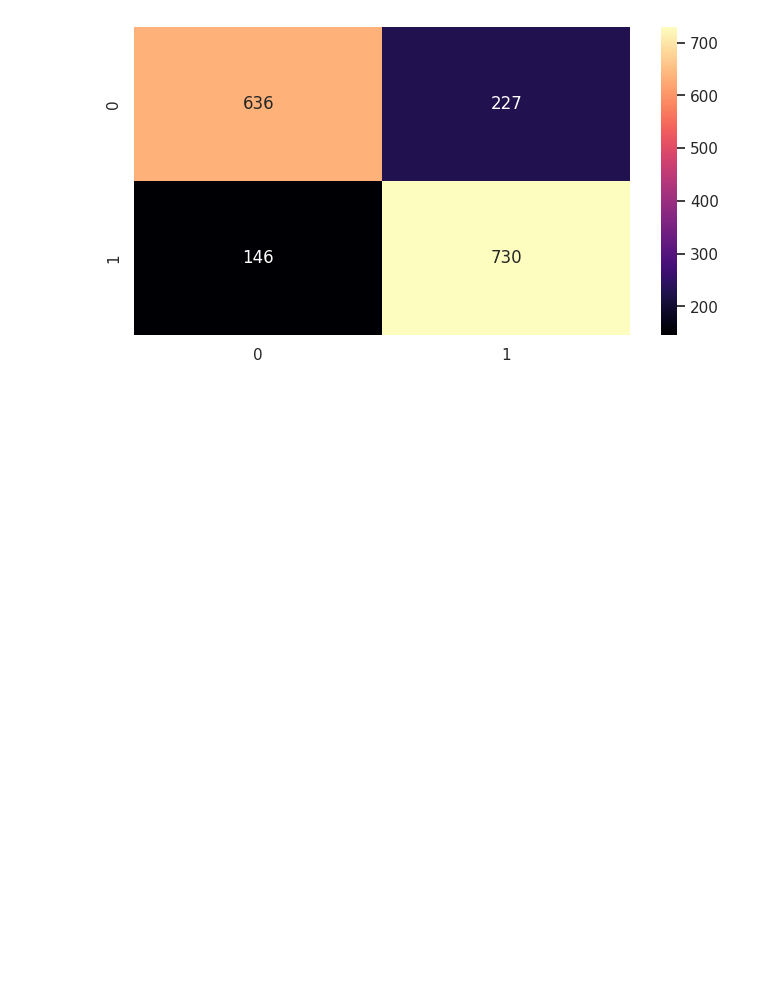
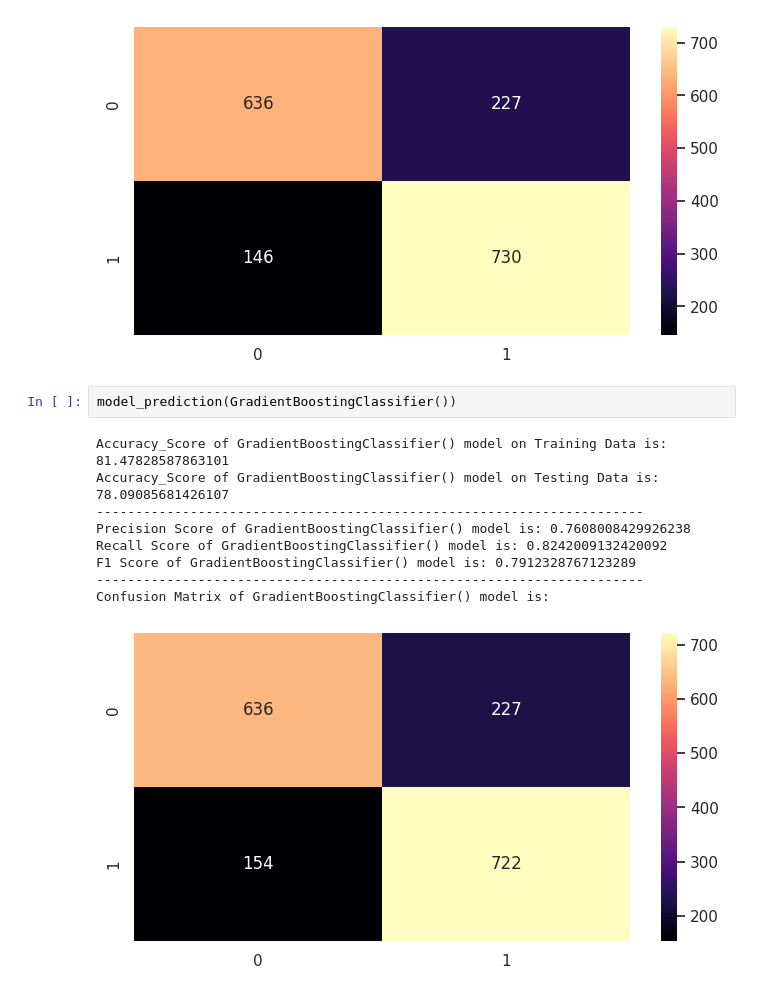
Before and after one commit to 7PAM2015-0509-2023-Team-8/Kaggle-Challenge, a Jupyter notebook: Kaggle_Challenge.ipynb, the cells around one changed output. Cells and saved outputs as stored; diff of their text form; blank space fills up the shorter version.

```diff
--- a/Kaggle_Challenge.ipynb
+++ b/Kaggle_Challenge.ipynb
@@ -861,3 +861,15 @@ F1 Score of AdaBoostClassifier() model is: 0.7965084560829242
 ----------------------------------------------------------------------
 Confusion Matrix of AdaBoostClassifier() model is:
 [figure]
+# %%
+model_prediction(GradientBoostingClassifier())
+# %% [output]
+Accuracy_Score of GradientBoostingClassifier() model on Training Data is: 81.47828587863101
+Accuracy_Score of GradientBoostingClassifier() model on Testing Data is: 78.09085681426107
+----------------------------------------------------------------------
+Precision Score of GradientBoostingClassifier() model is: 0.7608008429926238
+Recall Score of GradientBoostingClassifier() model is: 0.8242009132420092
+F1 Score of GradientBoostingClassifier() model is: 0.7912328767123289
+----------------------------------------------------------------------
+Confusion Matrix of GradientBoostingClassifier() model is:
+[figure, added]
```
Also changed, not shown: parts of 2 cells of this notebook.
